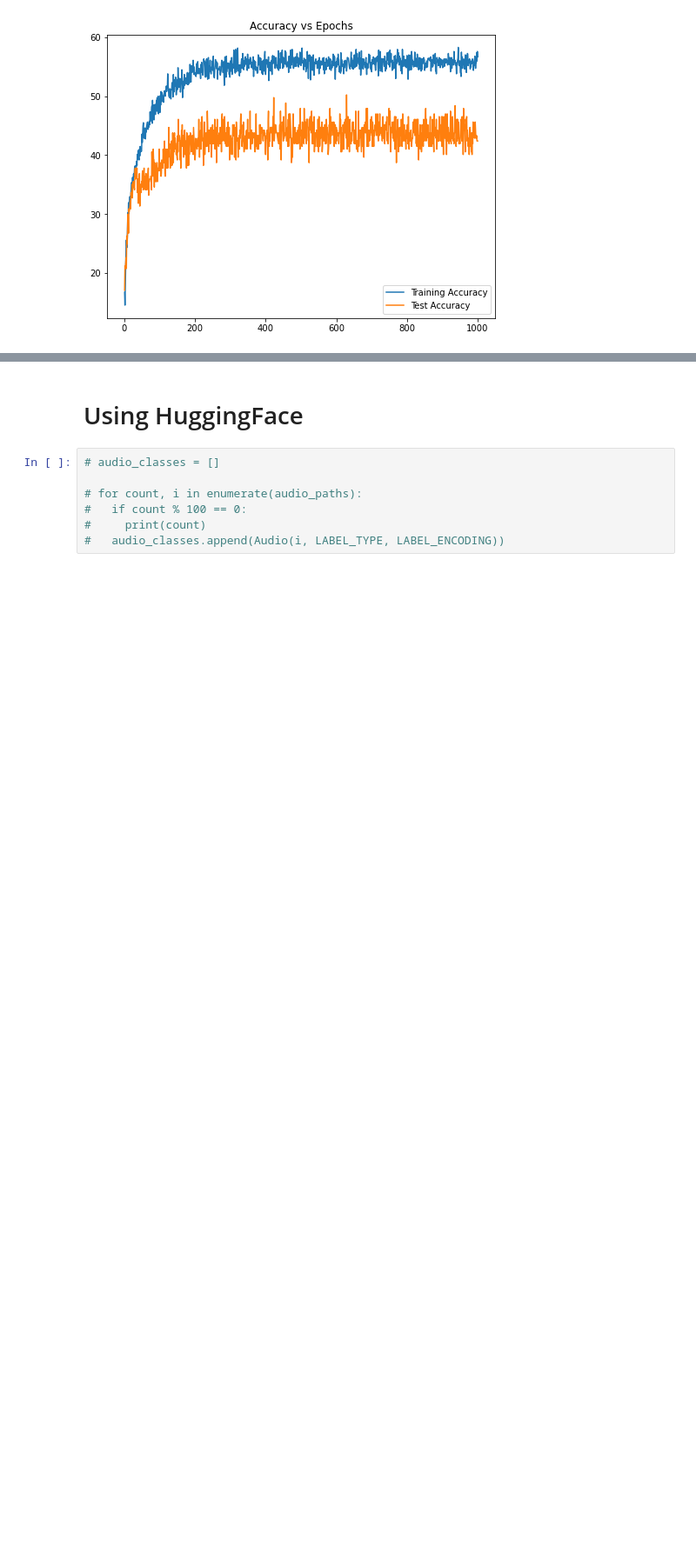
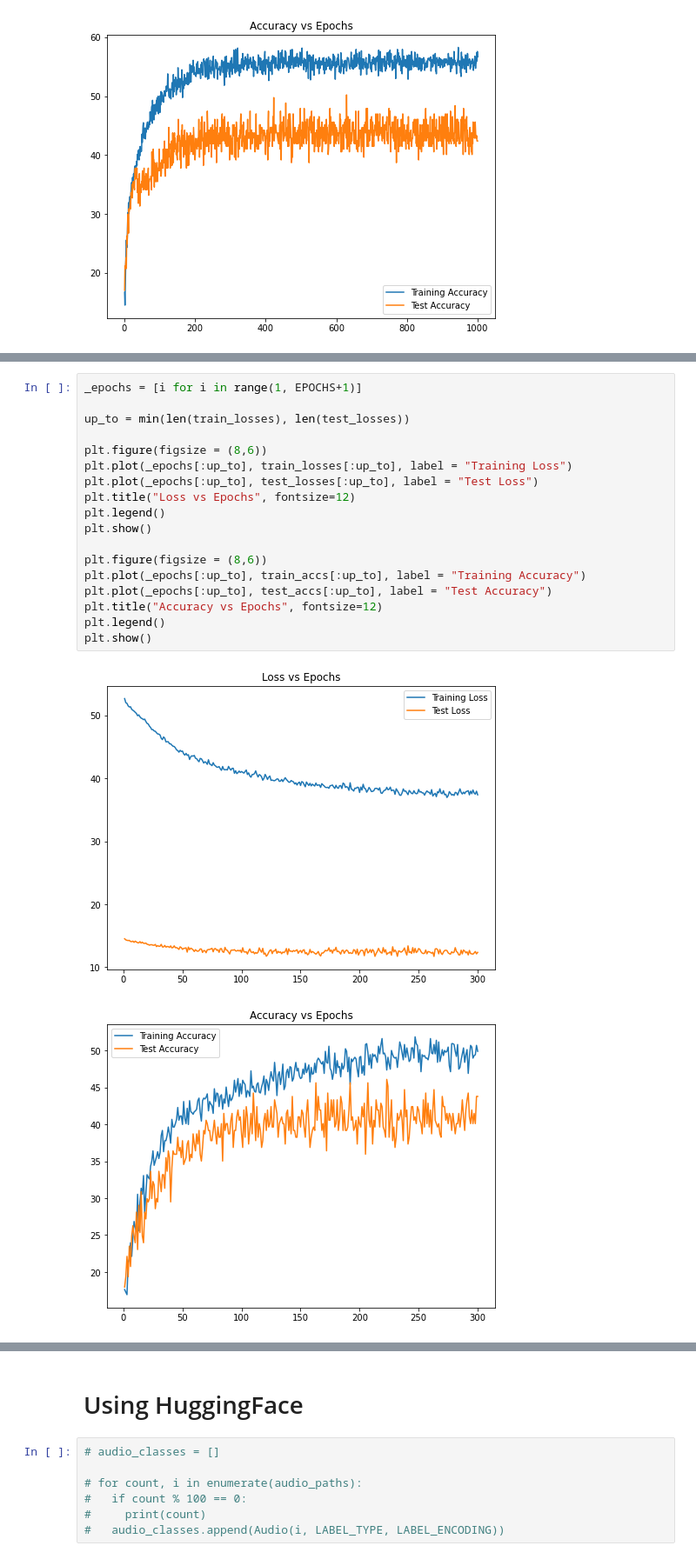
Before and after one commit to pakdaniel/DataMiningFinal, a Jupyter notebook: DataMiningFinal.ipynb, the cells around one changed output, grey strips where cells are left out. Shown at 87% size. Cells and saved outputs as stored; diff of their text form; blank space fills up the shorter version.

```diff
--- a/DataMiningFinal.ipynb
+++ b/DataMiningFinal.ipynb
@@ -836,0 +1010,21 @@ plt.show()
+# %%
+_epochs = [i for i in range(1, EPOCHS+1)]
+
+up_to = min(len(train_losses), len(test_losses))
+
+plt.figure(figsize = (8,6))
+plt.plot(_epochs[:up_to], train_losses[:up_to], label = "Training Loss")
+plt.plot(_epochs[:up_to], test_losses[:up_to], label = "Test Loss")
+plt.title("Loss vs Epochs", fontsize=12)
+plt.legend()
+plt.show()
+
+plt.figure(figsize = (8,6))
+plt.plot(_epochs[:up_to], train_accs[:up_to], label = "Training Accuracy")
+plt.plot(_epochs[:up_to], test_accs[:up_to], label = "Test Accuracy")
+plt.title("Accuracy vs Epochs", fontsize=12)
+plt.legend()
+plt.show()
+# %% [output]
+[figure, added]
+[figure, added]
```
Also changed, not shown: parts of 21 cells of this notebook.
